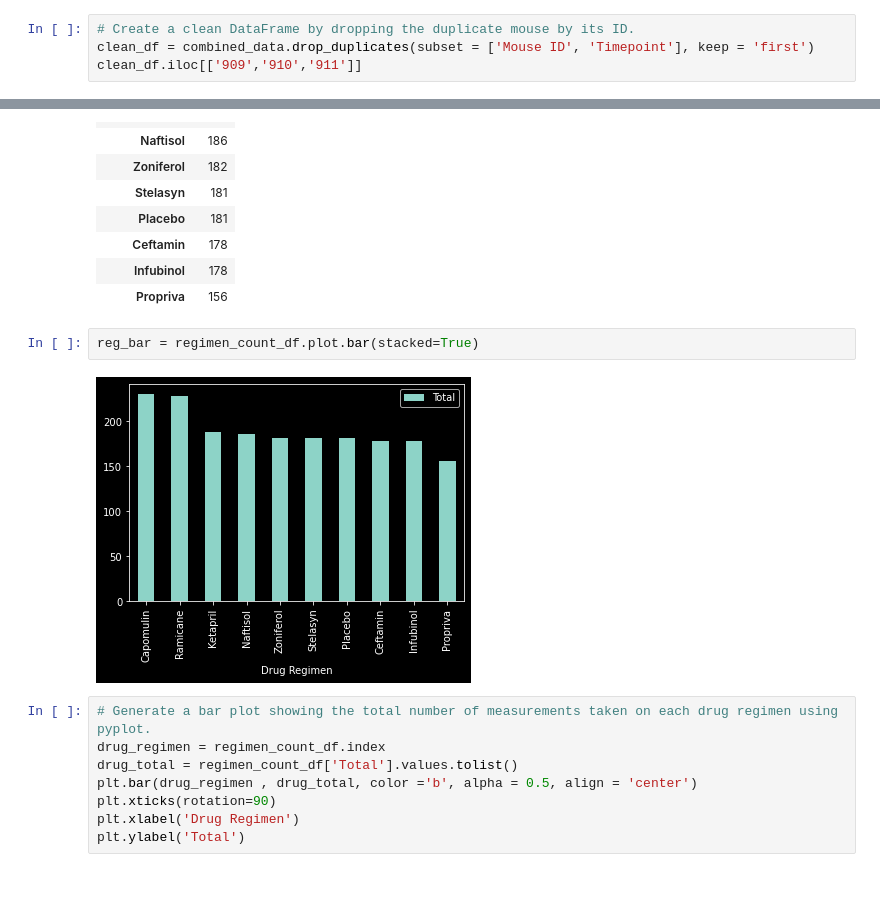
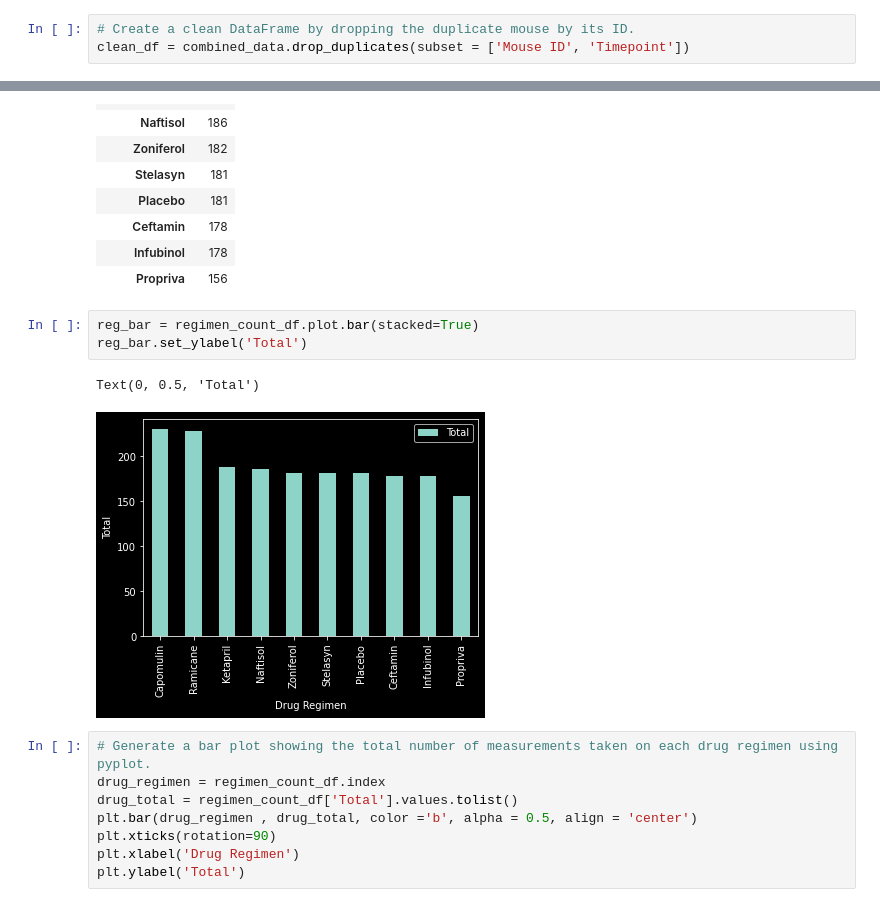
Before and after one commit to aaronlee28/matplotlib-challange, a Jupyter notebook: 05-Matplotlib_Homework_Instructions_Pymaceuticals_pymaceuticals_starter.ipynb, the cells around one changed output, grey strips where cells are left out. Drawn from its saved outputs; the diff is of its cells as text.

```diff
--- a/05-Matplotlib_Homework_Instructions_Pymaceuticals_pymaceuticals_starter.ipynb
+++ b/05-Matplotlib_Homework_Instructions_Pymaceuticals_pymaceuticals_starter.ipynb
@@ -57,4 +47,3 @@ duplicate_mouseid_timepoint
 # %%
 # Create a clean DataFrame by dropping the duplicate mouse by its ID.
-clean_df = combined_data.drop_duplicates(subset = ['Mouse ID', 'Timepoint'], keep = 'first')
-clean_df.iloc[['909','910','911']]
+clean_df = combined_data.drop_duplicates(subset = ['Mouse ID', 'Timepoint'])
@@ -147,8 +127,10 @@ regimen_count_df
 | Propriva | 156 |
 # %%
 reg_bar = regimen_count_df.plot.bar(stacked=True)
+reg_bar.set_ylabel('Total')
 # %% [output]
+Text(0, 0.5, 'Total')
-[figure, old version]
+[figure, new version]
 # %%
 # Generate a bar plot showing the total number of measurements taken on each drug regimen using pyplot.
 drug_regimen = regimen_count_df.index
```
Also changed, not shown: parts of 13 cells of this notebook.
